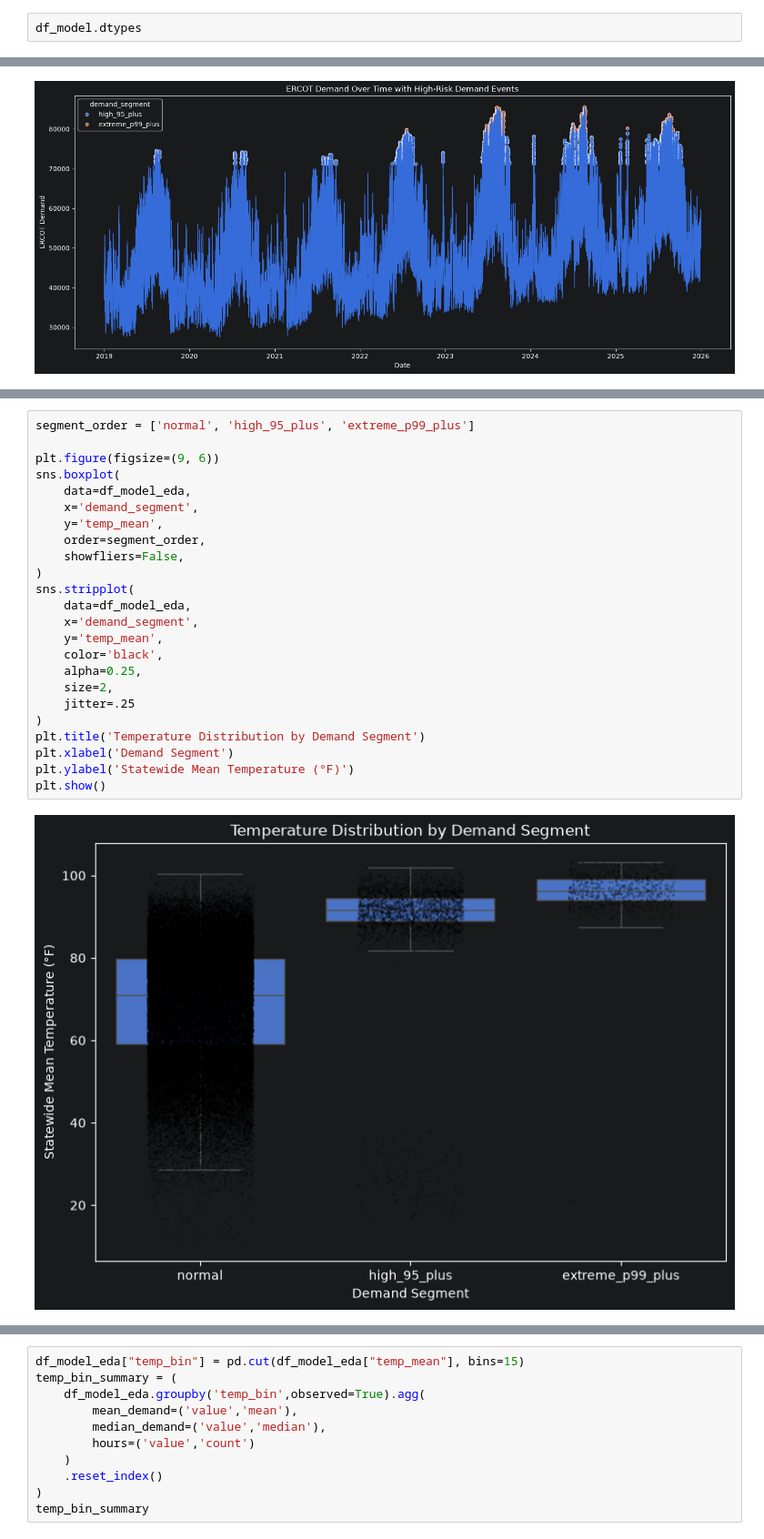
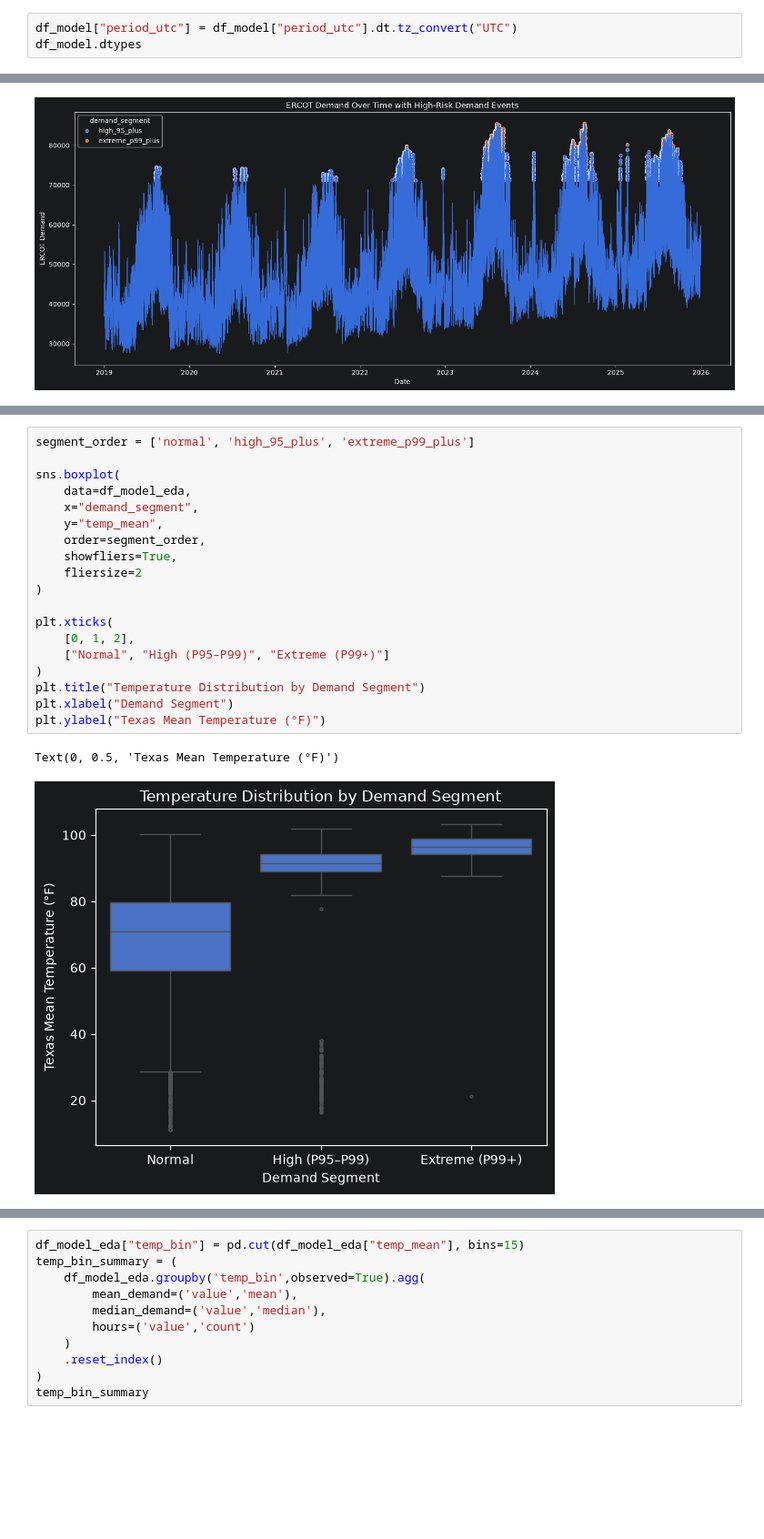
Before and after one commit to freemanchamjames/ercot-demand-forecasting, a Jupyter notebook: notebooks/02_ERCOT_weather_pull_EDA.ipynb, the cells around one changed output, grey strips where cells are left out. Shown at 91% size. Saved outputs shown, nothing was run; the diff lists cells and outputs as text; blank space fills up the shorter version.

```diff
--- a/notebooks/02_ERCOT_weather_pull_EDA.ipynb
+++ b/notebooks/02_ERCOT_weather_pull_EDA.ipynb
@@ -568,3 +611,4 @@ dtype: int64
 # %%
+df_model["period_utc"] = df_model["period_utc"].dt.tz_convert("UTC")
 df_model.dtypes
 # %% [output]
@@ -821,27 +880,23 @@ This plot again shows the overwhelming demand required for the summer months wit
 # %%
 segment_order = ['normal', 'high_95_plus', 'extreme_p99_plus']
 
-plt.figure(figsize=(9, 6))
 sns.boxplot(
     data=df_model_eda,
-    x='demand_segment',
-    y='temp_mean',
+    x="demand_segment",
+    y="temp_mean",
     order=segment_order,
-    showfliers=False,
+    showfliers=True,
+    fliersize=2
 )
-sns.stripplot(
-    data=df_model_eda,
-    x='demand_segment',
-    y='temp_mean',
-    color='black',
-    alpha=0.25,
-    size=2,
-    jitter=.25
+
+plt.xticks(
+    [0, 1, 2],
+    ["Normal", "High (P95–P99)", "Extreme (P99+)"]
 )
-plt.title('Temperature Distribution by Demand Segment')
-plt.xlabel('Demand Segment')
-plt.ylabel('Statewide Mean Temperature (°F)')
-plt.show()
+plt.title("Temperature Distribution by Demand Segment")
+plt.xlabel("Demand Segment")
+plt.ylabel("Texas Mean Temperature (°F)")
 # %% [output]
+Text(0, 0.5, 'Texas Mean Temperature (°F)')
-[figure, old version]
+[figure, new version]
 # %% [markdown]
```
Also changed, not shown: parts of 56 cells of this notebook, 2 other files.
